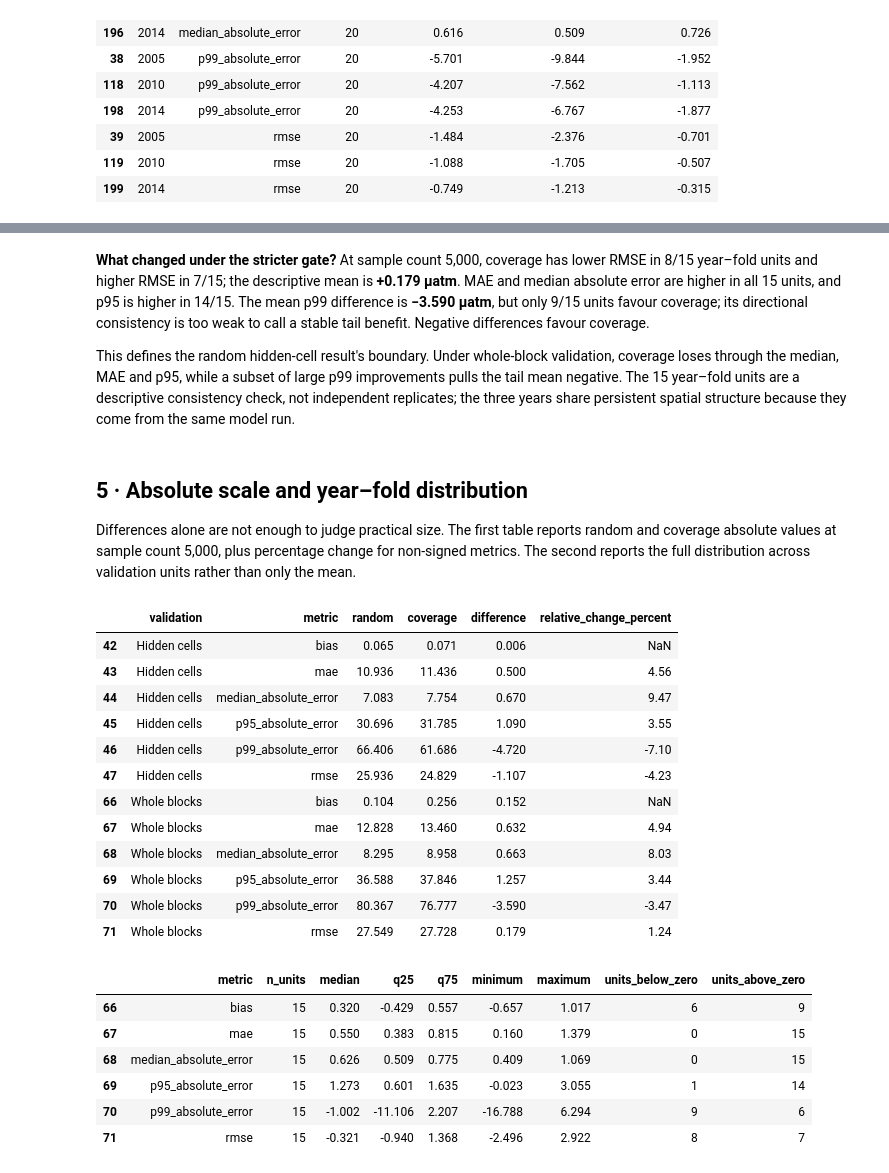
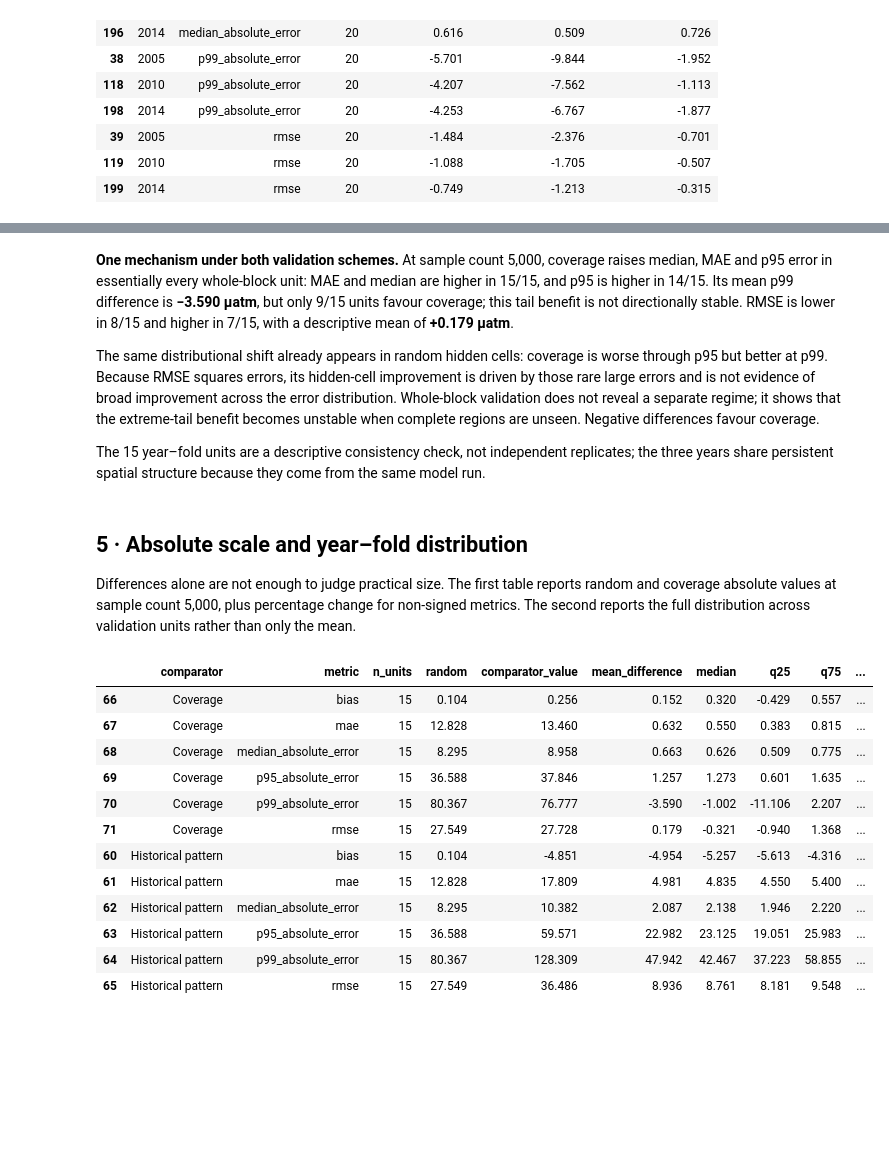
Before and after one commit to BokaiHe/ocean-carbon-sampling, a Jupyter notebook: notebooks/published/osse_visual_story_demo.ipynb, the cells around one changed output, grey strips where cells are left out. Drawn from its saved outputs; the diff is of its cells as text; code cells hidden in the pictures; blank space fills up the shorter version.

Commit message:
Clarify OSSE error redistribution evidence

```diff
--- a/notebooks/published/osse_visual_story_demo.ipynb
+++ b/notebooks/published/osse_visual_story_demo.ipynb
@@ -160,58 +221,47 @@ spatial_gate_figure = plot_spatial_holdout_gate(spatial_blocks, spatial_summary)
 # %% [markdown]
-**What changed under the stricter gate?** At sample count 5,000, coverage has lower RMSE in 8/15 year–fold units and higher RMSE in 7/15; the descriptive mean is **+0.179 µatm**. MAE and median absolute error are higher in all 15 units, and p95 is higher in 14/15. The mean p99 difference is **−3.590 µatm**, but only 9/15 units favour coverage; its directional consistency is too weak to call a stable tail benefit. Negative differences favour coverage.
+**One mechanism under both validation schemes.** At sample count 5,000, coverage raises median, MAE and p95 error in essentially every whole-block unit: MAE and median are higher in 15/15, and p95 is higher in 14/15. Its mean p99 difference is **−3.590 µatm**, but only 9/15 units favour coverage; this tail benefit is not directionally stable. RMSE is lower in 8/15 and higher in 7/15, with a descriptive mean of **+0.179 µatm**.
 
-This defines the random hidden-cell result's boundary. Under whole-block validation, coverage loses through the median, MAE and p95, while a subset of large p99 improvements pulls the tail mean negative. The 15 year–fold units are a descriptive consistency check, not independent replicates; the three years share persistent spatial structure because they come from the same model run.
+The same distributional shift already appears in random hidden cells: coverage is worse through p95 but better at p99. Because RMSE squares errors, its hidden-cell improvement is driven by those rare large errors and is not evidence of broad improvement across the error distribution. Whole-block validation does not reveal a separate regime; it shows that the extreme-tail benefit becomes unstable when complete regions are unseen. Negative differences favour coverage.
+
+The 15 year–fold units are a descriptive consistency check, not independent replicates; the three years share persistent spatial structure because they come from the same model run.
 # %% [markdown]
 ## 5 · Absolute scale and year–fold distribution
 
 Differences alone are not enough to judge practical size. The first table reports random and coverage absolute values at sample count 5,000, plus percentage change for non-signed metrics. The second reports the full distribution across validation units rather than only the mean.
-# %%
-absolute_scale = claim_summary.query(
-    "budget == 5000 and comparison == 'spatial_coverage_minus_random'"
-).assign(
-    validation=lambda frame: frame['validation_scheme'].replace({
-        'month_stratified_hidden_cells': 'Hidden cells',
-        'whole_spatial_blocks': 'Whole blocks',
-    }),
-    random=lambda frame: frame['mean_random_baseline'].round(3),
-    coverage=lambda frame: frame['mean_comparator_value'].round(3),
-    difference=lambda frame: frame['mean_difference'].round(3),
-    relative_change_percent=lambda frame: frame['mean_relative_error_change_percent'].round(2),
-)[['validation', 'metric', 'random', 'coverage', 'difference',
-   'relative_change_percent']]
-absolute_scale.sort_values(['validation', 'metric'])
-# %% [output]
-|  | validation | metric | random | coverage | difference | relative_change_percent |
-| 42 | Hidden cells | bias | 0.065 | 0.071 | 0.006 | NaN |
-| 43 | Hidden cells | mae | 10.936 | 11.436 | 0.500 | 4.56 |
-| 44 | Hidden cells | median_absolute_error | 7.083 | 7.754 | 0.670 | 9.47 |
-| 45 | Hidden cells | p95_absolute_error | 30.696 | 31.785 | 1.090 | 3.55 |
-| 46 | Hidden cells | p99_absolute_error | 66.406 | 61.686 | -4.720 | -7.10 |
-| 47 | Hidden cells | rmse | 25.936 | 24.829 | -1.107 | -4.23 |
-| 66 | Whole blocks | bias | 0.104 | 0.256 | 0.152 | NaN |
-| 67 | Whole blocks | mae | 12.828 | 13.460 | 0.632 | 4.94 |
-| 68 | Whole blocks | median_absolute_error | 8.295 | 8.958 | 0.663 | 8.03 |
-| 69 | Whole blocks | p95_absolute_error | 36.588 | 37.846 | 1.257 | 3.44 |
-| 70 | Whole blocks | p99_absolute_error | 80.367 | 76.777 | -3.590 | -3.47 |
-| 71 | Whole blocks | rmse | 27.549 | 27.728 | 0.179 | 1.24 |
 # %%
-claim_summary.query(
-    "validation_scheme == 'whole_spatial_blocks' and budget == 5000 and "
-    "comparison == 'spatial_coverage_minus_random'"
+whole_block_distribution = claim_summary.query(
+    "validation_scheme == 'whole_spatial_blocks' and budget == 5000"
 ).assign(
+    comparator=lambda frame: frame['comparison'].replace({
+        'spatial_coverage_minus_random': 'Coverage',
+        'historical_density_minus_random': 'Historical pattern',
+    }),
+    random=lambda frame: frame['mean_random_baseline'].round(3),
+    comparator_value=lambda frame: frame['mean_comparator_value'].round(3),
+    mean_difference=lambda frame: frame['mean_difference'].round(3),
     median=lambda frame: frame['median_difference'].round(3),
     q25=lambda frame: frame['q25_difference'].round(3),
     q75=lambda frame: frame['q75_difference'].round(3),
     minimum=lambda frame: frame['minimum_difference'].round(3),
     maximum=lambda frame: frame['maximum_difference'].round(3),
-)[['metric', 'n_units', 'median', 'q25', 'q75', 'minimum', 'maximum',
-   'units_below_zero', 'units_above_zero']].sort_values('metric')
+)[[
+    'comparator', 'metric', 'n_units', 'random', 'comparator_value',
+    'mean_difference', 'median', 'q25', 'q75', 'minimum', 'maximum',
+    'units_below_zero', 'units_above_zero',
+]]
+whole_block_distribution.sort_values(['comparator', 'metric'])
 # %% [output]
-|  | metric | n_units | median | q25 | q75 | minimum | maximum | units_below_zero | units_above_zero |
-| 66 | bias | 15 | 0.320 | -0.429 | 0.557 | -0.657 | 1.017 | 6 | 9 |
-| 67 | mae | 15 | 0.550 | 0.383 | 0.815 | 0.160 | 1.379 | 0 | 15 |
-| 68 | median_absolute_error | 15 | 0.626 | 0.509 | 0.775 | 0.409 | 1.069 | 0 | 15 |
-| 69 | p95_absolute_error | 15 | 1.273 | 0.601 | 1.635 | -0.023 | 3.055 | 1 | 14 |
-| 70 | p99_absolute_error | 15 | -1.002 | -11.106 | 2.207 | -16.788 | 6.294 | 9 | 6 |
-| 71 | rmse | 15 | -0.321 | -0.940 | 1.368 | -2.496 | 2.922 | 8 | 7 |
+|  | comparator | metric | n_units | random | comparator_value | mean_difference | median | q25 | q75 | ... |
+| 66 | Coverage | bias | 15 | 0.104 | 0.256 | 0.152 | 0.320 | -0.429 | 0.557 | ... |
+| 67 | Coverage | mae | 15 | 12.828 | 13.460 | 0.632 | 0.550 | 0.383 | 0.815 | ... |
+| 68 | Coverage | median_absolute_error | 15 | 8.295 | 8.958 | 0.663 | 0.626 | 0.509 | 0.775 | ... |
+| 69 | Coverage | p95_absolute_error | 15 | 36.588 | 37.846 | 1.257 | 1.273 | 0.601 | 1.635 | ... |
+| 70 | Coverage | p99_absolute_error | 15 | 80.367 | 76.777 | -3.590 | -1.002 | -11.106 | 2.207 | ... |
+| 71 | Coverage | rmse | 15 | 27.549 | 27.728 | 0.179 | -0.321 | -0.940 | 1.368 | ... |
+| 60 | Historical pattern | bias | 15 | 0.104 | -4.851 | -4.954 | -5.257 | -5.613 | -4.316 | ... |
+| 61 | Historical pattern | mae | 15 | 12.828 | 17.809 | 4.981 | 4.835 | 4.550 | 5.400 | ... |
+| 62 | Historical pattern | median_absolute_error | 15 | 8.295 | 10.382 | 2.087 | 2.138 | 1.946 | 2.220 | ... |
+| 63 | Historical pattern | p95_absolute_error | 15 | 36.588 | 59.571 | 22.982 | 23.125 | 19.051 | 25.983 | ... |
+| 64 | Historical pattern | p99_absolute_error | 15 | 80.367 | 128.309 | 47.942 | 42.467 | 37.223 | 58.855 | ... |
+| 65 | Historical pattern | rmse | 15 | 27.549 | 36.486 | 8.936 | 8.761 | 8.181 | 9.548 | ... |
 # %% [markdown]
```
Also changed, not shown: parts of 18 cells of this notebook, 6 other files.
